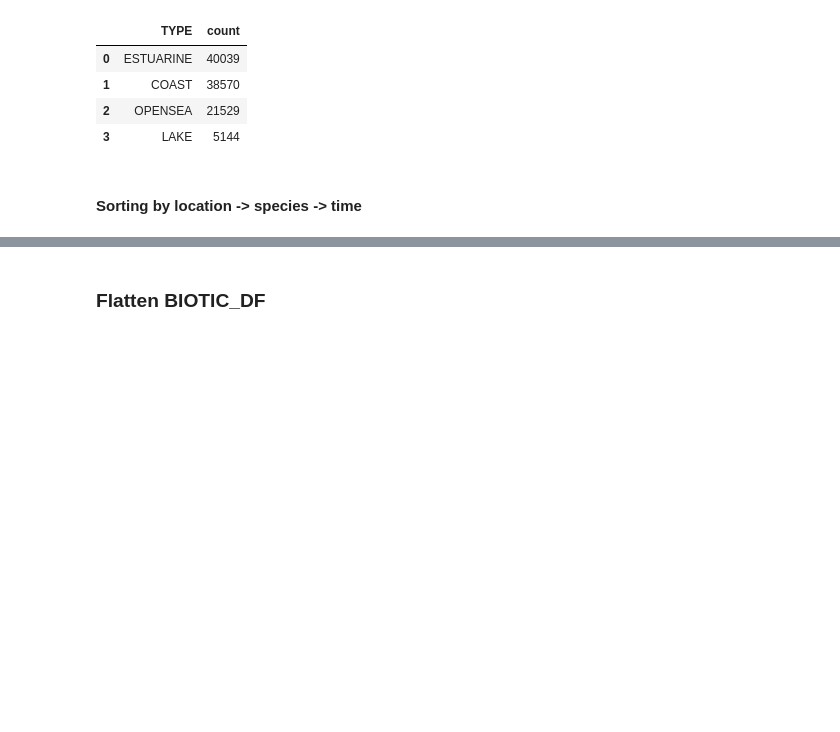
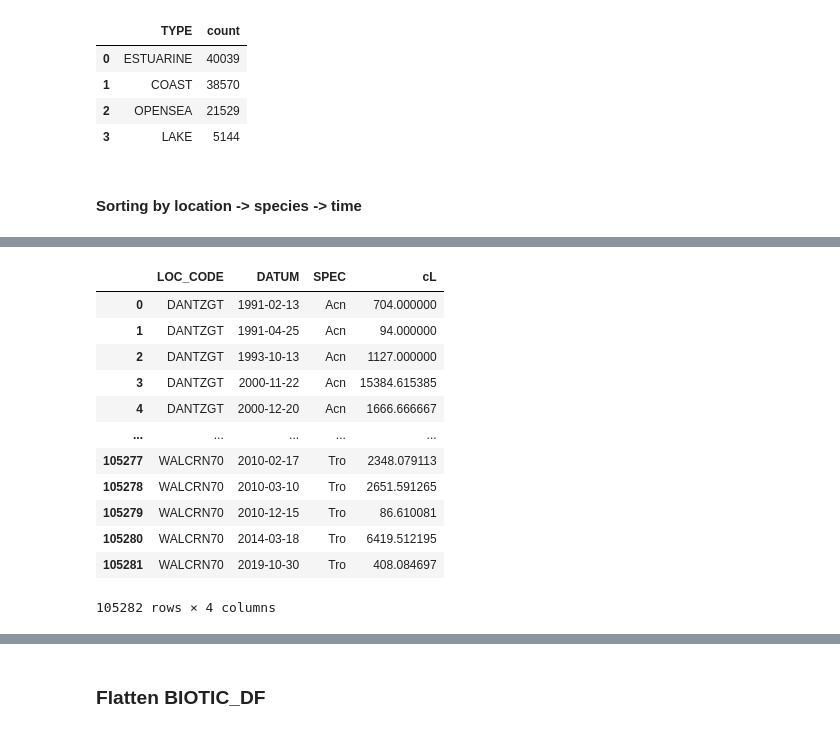
Before and after one commit to JinseiSteven/Phytoplankton-Prediction-Project, a Jupyter notebook: scripts/data_analysis_phyto.ipynb, the cells around one changed output, grey strips where cells are left out. Cells and saved outputs as stored; diff of their text form; code cells hidden in the pictures; blank space fills up the shorter version.

```diff
--- a/scripts/data_analysis_phyto.ipynb
+++ b/scripts/data_analysis_phyto.ipynb
@@ -228,0 +231,3 @@ display(dantz)
+# %%
+# Odontella with Phaeocystis, Rhizosolenia delicatula with Guinardia
+phyto_df["SPEC"] = phyto_df["SPEC"].replace({"Oau": "Pha", "Rde": "Gde" })
@@ -228,0 +249,20 @@ display(dantz)
+# %%
+# conflict between species/group after merge, so need to drop these columns
+
+phyto_df.drop([col for col in phyto_df.columns if col not in ["LOC_CODE", "SPEC", "DATUM", "cL"]], axis=1, inplace=True)
+
+display(phyto_df)
+# %% [output]
+|  | LOC_CODE | DATUM | SPEC | cL |
+| 0 | DANTZGT | 1991-02-13 | Acn | 704.000000 |
+| 1 | DANTZGT | 1991-04-25 | Acn | 94.000000 |
+| 2 | DANTZGT | 1993-10-13 | Acn | 1127.000000 |
+| 3 | DANTZGT | 2000-11-22 | Acn | 15384.615385 |
+| 4 | DANTZGT | 2000-12-20 | Acn | 1666.666667 |
+| ... | ... | ... | ... | ... |
+| 105277 | WALCRN70 | 2010-02-17 | Tro | 2348.079113 |
+| 105278 | WALCRN70 | 2010-03-10 | Tro | 2651.591265 |
+| 105279 | WALCRN70 | 2010-12-15 | Tro | 86.610081 |
+| 105280 | WALCRN70 | 2014-03-18 | Tro | 6419.512195 |
+| 105281 | WALCRN70 | 2019-10-30 | Tro | 408.084697 |
+105282 rows × 4 columns
```
Also changed, not shown: parts of 22 cells of this notebook.
